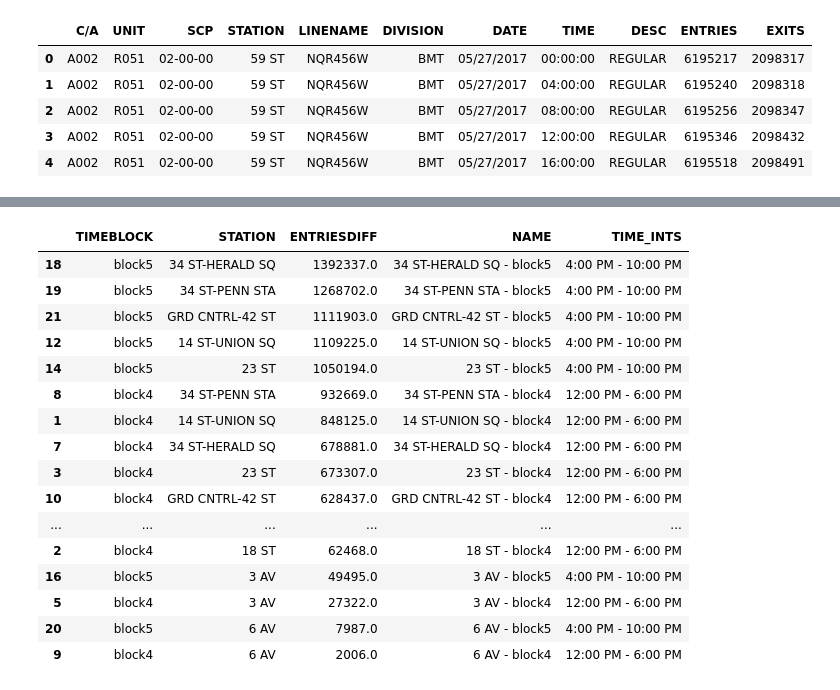
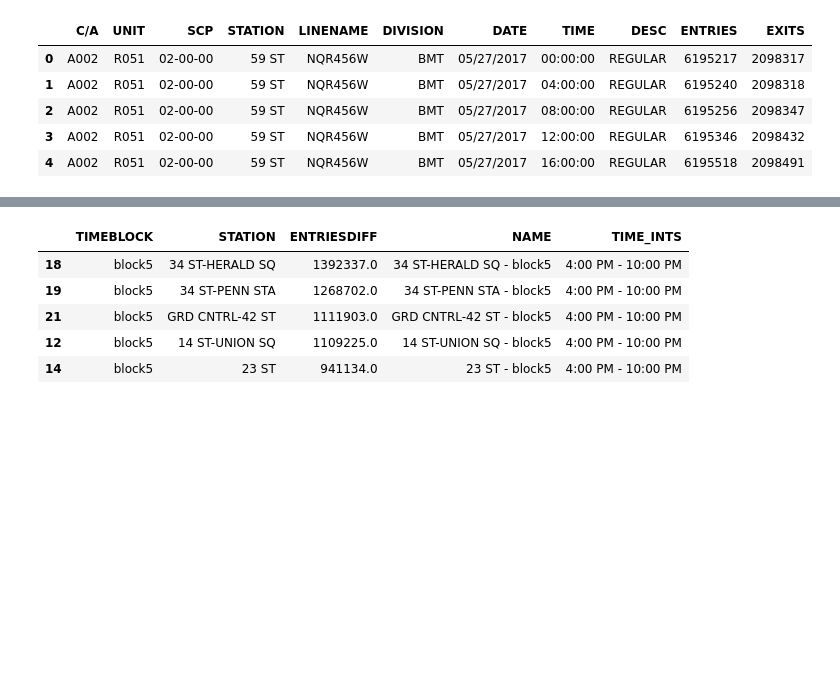
Before and after one commit to reichsmarc/mta_project, a Jupyter notebook: turnstile_cleaning.ipynb, the cells around one changed output, grey strips where cells are left out. Cells and saved outputs as stored; diff of their text form; code cells hidden in the pictures; blank space fills up the shorter version.

```diff
--- a/turnstile_cleaning.ipynb
+++ b/turnstile_cleaning.ipynb
@@ -249,0 +119,3 @@ df.shape
+# %%
+df = pd.merge(maxdf, entrydf, on=['C/A', 'UNIT', 'SCP', 'STATION', 'DATE'])
+dfshift = df.shift(1)
@@ -309 +257,4 @@ t.tail(1)
+# %%
+# remove weekends from dataset
+df = df[(df['DAYOFWEEK'] != 5) & (df['DAYOFWEEK'] != 6)]
 # %%
@@ -315,12 +266,15 @@ bdf.boxplot('ENTRYPROP', by='TIMEBLOCK')
 [figure]
 # %%
-df2 = df1[(df1['TIMEBLOCK'] == 'block4') ^ (df1['TIMEBLOCK'] == 'block5')].sort_values('ENTRIESDIFF', ascending = False)
+df2 = df[(df['TIMEBLOCK'] == 'block4') ^ \
+          (df['TIMEBLOCK'] == 'block5')] \
+           .sort_values('ENTRIESDIFF', ascending = False)
 
-money = df2.groupby(['TIMEBLOCK', 'STATION'], as_index = False).ENTRIESDIFF.sum()
+# total ridership by time block, by station for last period of May and first period of June, 2014 to 2016
+tbs = df2.groupby(['TIMEBLOCK', 'STATION'], as_index = False).ENTRIESDIFF.sum()
 
-money = money.sort_values('ENTRIESDIFF', ascending=False)
+tbs = tbs.sort_values('ENTRIESDIFF', ascending=False)
 
-money['NAME'] = money['STATION'] + ' - ' + money['TIMEBLOCK']
+tbs['NAME'] = tbs['STATION'] + ' - ' + tbs['TIMEBLOCK']
 # %%
-money.EntriesNorm = money.ENTRIESDIFF/(money.ENTRIESDIFF.sum())
+tbs.EntriesNorm = tbs.ENTRIESDIFF/(tbs.ENTRIESDIFF.sum())
 # %%
@@ -340,34 +288,24 @@ plt.show()
 # %%
+# Overlapping time blocks account for non-standard turnstile timestamps
 '''
-df.loc[(df['PREVTIME'] >= '00:00:00') & (df['TIME'] <= '06:00:00'), 'TIMEBLOCK'] = 'block1'
-df.loc[(df['PREVTIME'] >= '04:00:00') & (df['TIME'] <= '10:00:00'), 'TIMEBLOCK'] = 'block2'
-df.loc[(df['PREVTIME'] >= '08:00:00') & (df['TIME'] <= '14:00:00'), 'TIMEBLOCK'] = 'block3'
-df.loc[(df['PREVTIME'] >= '12:00:00') & (df['TIME'] <= '18:00:00'), 'TIMEBLOCK'] = 'block4'
-df.loc[(df['PREVTIME'] >= '16:00:00') & (df['TIME'] <= '22:00:00'), 'TIMEBLOCK'] = 'block5'
-df.loc[(df['PREVTIME'] >= '20:00:00') & (df['TIME'] <= '02:00:00'), 'TIMEBLOCK'] = 'block6'
+0:00 to 6:00 = block1
+4:00 to 10:00 = block2
+8:00 to 14:00 = block3
+12:00 to 18:00 = block4
+16:00 to 22:00 = block5
+20:00 to 2:00 = block6
 '''
-# money['TIME_INTS'] = money.TIMEBLOCK
-money.loc[money.TIMEBLOCK == 'block4', 'TIME_INTS'] = '12:00 PM - 6:00 PM'
-money.loc[money.TIMEBLOCK == 'block5', 'TIME_INTS'] = '4:00 PM - 10:00 PM'
 
+# Top two time blocks by ridership: block4 and block5
+tbs.loc[tbs.TIMEBLOCK == 'block4', 'TIME_INTS'] = '12:00 PM - 6:00 PM'
+tbs.loc[tbs.TIMEBLOCK == 'block5', 'TIME_INTS'] = '4:00 PM - 10:00 PM'
 
-money
+tbs.head()
 # %% [output]
 |  | TIMEBLOCK | STATION | ENTRIESDIFF | NAME | TIME_INTS |
 | 18 | block5 | 34 ST-HERALD SQ | 1392337.0 | 34 ST-HERALD SQ - block5 | 4:00 PM - 10:00 PM |
 | 19 | block5 | 34 ST-PENN STA | 1268702.0 | 34 ST-PENN STA - block5 | 4:00 PM - 10:00 PM |
 | 21 | block5 | GRD CNTRL-42 ST | 1111903.0 | GRD CNTRL-42 ST - block5 | 4:00 PM - 10:00 PM |
 | 12 | block5 | 14 ST-UNION SQ | 1109225.0 | 14 ST-UNION SQ - block5 | 4:00 PM - 10:00 PM |
-| 14 | block5 | 23 ST | 1050194.0 | 23 ST - block5 | 4:00 PM - 10:00 PM |
-| 8 | block4 | 34 ST-PENN STA | 932669.0 | 34 ST-PENN STA - block4 | 12:00 PM - 6:00 PM |
-| 1 | block4 | 14 ST-UNION SQ | 848125.0 | 14 ST-UNION SQ - block4 | 12:00 PM - 6:00 PM |
-| 7 | block4 | 34 ST-HERALD SQ | 678881.0 | 34 ST-HERALD SQ - block4 | 12:00 PM - 6:00 PM |
-| 3 | block4 | 23 ST | 673307.0 | 23 ST - block4 | 12:00 PM - 6:00 PM |
-| 10 | block4 | GRD CNTRL-42 ST | 628437.0 | GRD CNTRL-42 ST - block4 | 12:00 PM - 6:00 PM |
-| ... | ... | ... | ... | ... | ... |
-| 2 | block4 | 18 ST | 62468.0 | 18 ST - block4 | 12:00 PM - 6:00 PM |
-| 16 | block5 | 3 AV | 49495.0 | 3 AV - block5 | 4:00 PM - 10:00 PM |
-| 5 | block4 | 3 AV | 27322.0 | 3 AV - block4 | 12:00 PM - 6:00 PM |
-| 20 | block5 | 6 AV | 7987.0 | 6 AV - block5 | 4:00 PM - 10:00 PM |
-| 9 | block4 | 6 AV | 2006.0 | 6 AV - block4 | 12:00 PM - 6:00 PM |
+| 14 | block5 | 23 ST | 941134.0 | 23 ST - block5 | 4:00 PM - 10:00 PM |
 # %%
```
Also changed, not shown: parts of 37 cells of this notebook.
